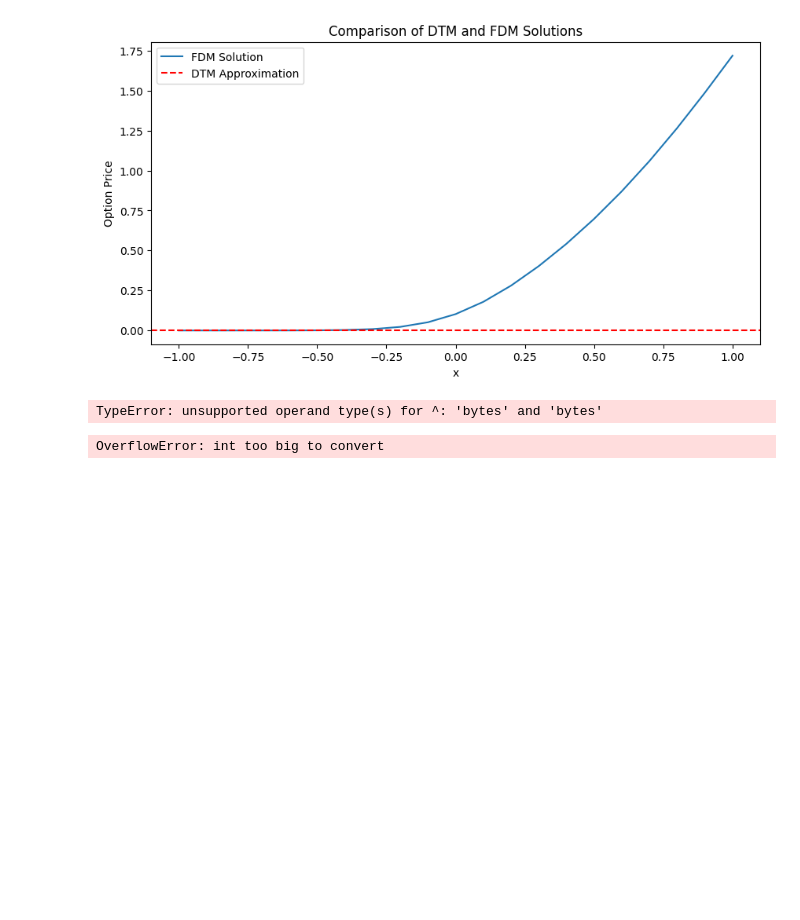
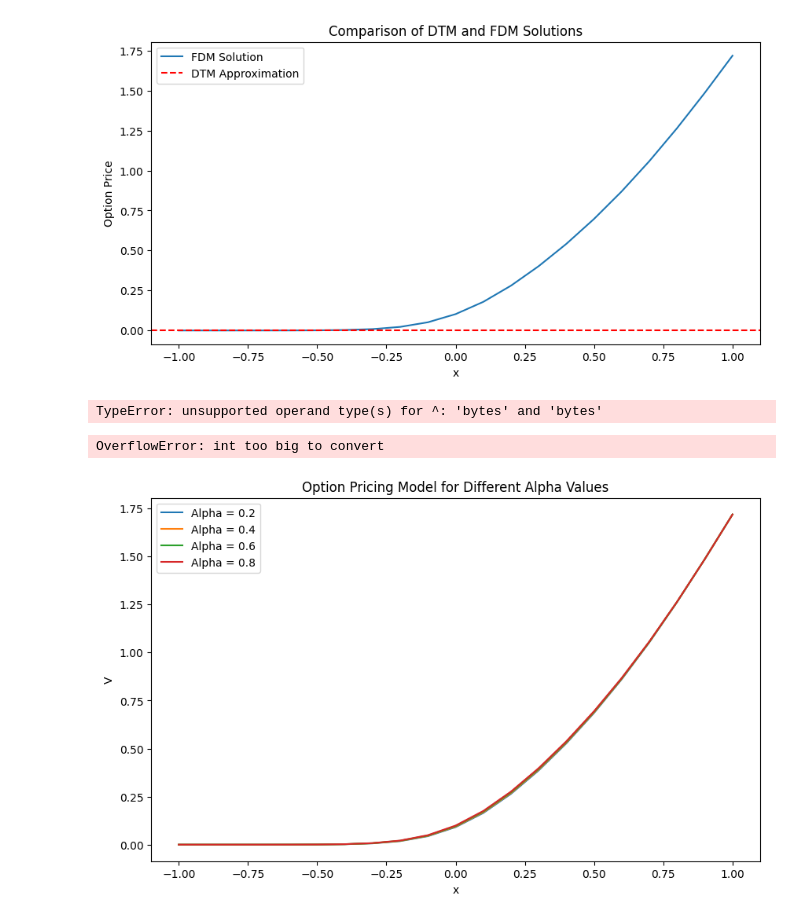
Before and after one commit to Prithviraj97/MachineLearning_Python, a Jupyter notebook: outlier.ipynb, the cells around one changed output. Saved outputs shown, nothing was run; the diff lists cells and outputs as text; code cells hidden in the pictures; blank space fills up the shorter version.

```diff
--- a/outlier.ipynb
+++ b/outlier.ipynb
@@ -533,3 +666,55 @@ cmac_value = cmac(message, key)
 print("CMAC:", cmac_value)
 # %% [output]
 OverflowError: int too big to convert
+# %%
+import numpy as np
+import matplotlib.pyplot as plt
+
+# Simplified parameters (using only one spatial dimension for illustration)
+sigma = 0.2
+r = 0.05
+dx = 0.1
+dt = 0.01
+T = 1
+x_min, x_max = -1, 1
+N = int((x_max - x_min) / dx) + 1
+M = int(T / dt) + 1
+
+x_values = np.linspace(x_min, x_max, N)
+
+# Initial condition
+def initial_condition(x):
+    return np.maximum(np.exp(x) - 1, 0)
+
+# Main solver function
+def solve_V(alpha):
+    A = sigma**2 / 2
+    D = (r - sigma**2 / 2) * alpha  # Adjusting D based on alpha for demonstration
+    M_coeff = r * alpha  # Adjusting M based on alpha
+
+    V = initial_condition(x_values)
+
+    for n in range(1, M):
+        V_new = np.zeros(N)
+        for i in range(1, N-1):
+            V_new[i] = V[i] + dt * (A * (V[i+1] - 2*V[i] + V[i-1]) / dx**2 +
+                                    D * (V[i+1] - V[i-1]) / (2*dx) - M_coeff * V[i])
+        V_new[0], V_new[-1] = V[0], V[-1]  # Boundary conditions
+        V = V_new
+    return V
+
+# Plotting for different alpha values
+alphas = [0.2, 0.4, 0.6, 0.8]
+plt.figure(figsize=(10, 6))
+
+for alpha in alphas:
+    V = solve_V(alpha)
+    plt.plot(x_values, V, label=f'Alpha = {alpha}')
+
+plt.xlabel('x')
+plt.ylabel('V')
+plt.title('Option Pricing Model for Different Alpha Values')
+plt.legend()
+plt.show()
+# %% [output]
+[figure, added]
```
Also changed, not shown: parts of 7 cells of this notebook, 3 other files.
